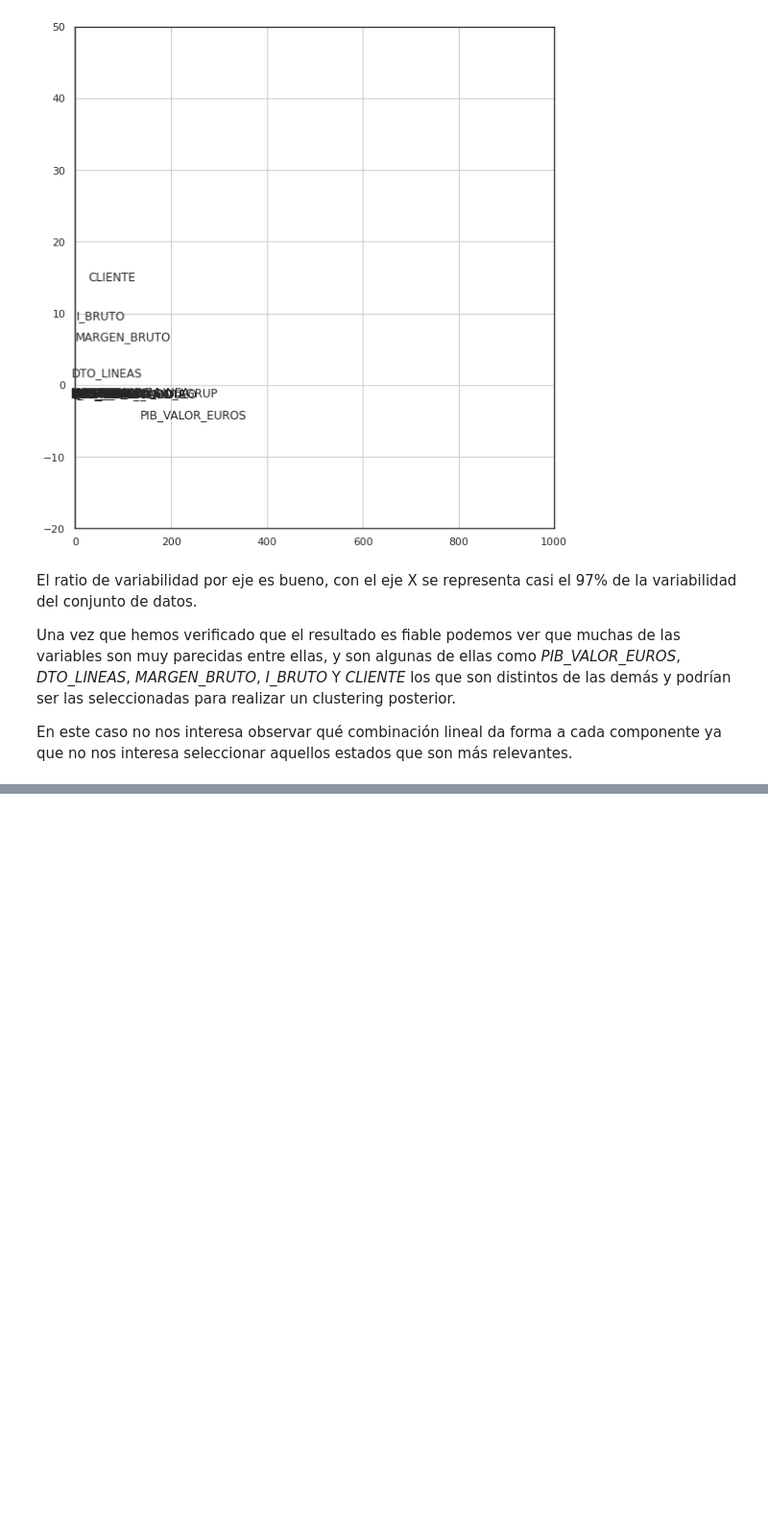
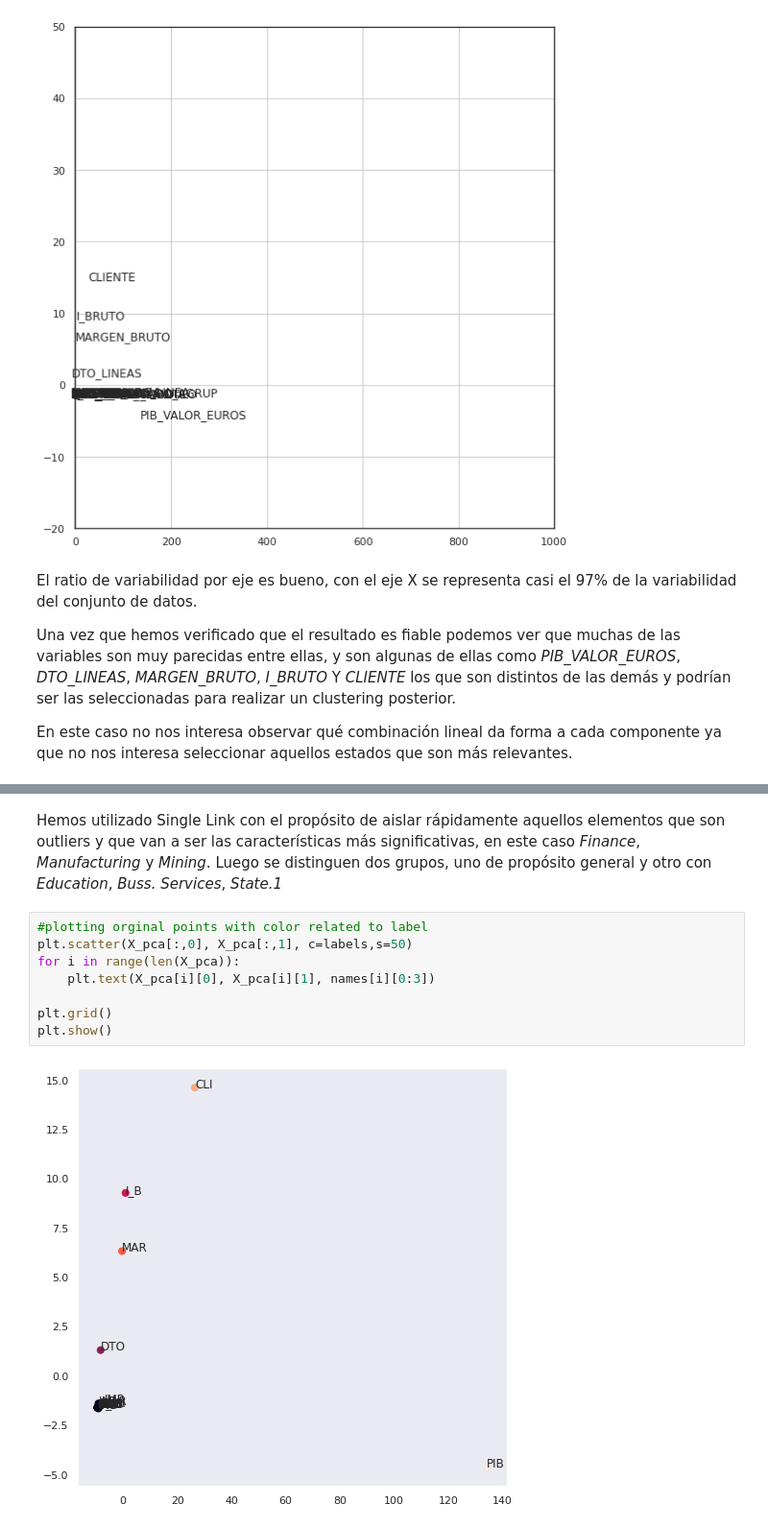
Before and after one commit to pacogp/TFM, a Jupyter notebook: Analisis_Exploratorio_TFM.ipynb, the cells around one changed output, grey strips where cells are left out. Shown at 96% size. Cells and saved outputs as stored; diff of their text form; blank space fills up the shorter version.

```diff
--- a/Analisis_Exploratorio_TFM.ipynb
+++ b/Analisis_Exploratorio_TFM.ipynb
@@ -1530,0 +1570,12 @@ En este caso no nos interesa observar qué combinación lineal da forma a cada c
+# %% [markdown]
+Hemos utilizado Single Link con el propósito de aislar rápidamente aquellos elementos que son outliers y que van a ser las características más significativas, en este caso *Finance*, *Manufacturing* y *Mining*. Luego se distinguen dos grupos, uno de propósito general y otro con *Education*, *Buss. Services*, *State.1*
+# %%
+#plotting orginal points with color related to label
+plt.scatter(X_pca[:,0], X_pca[:,1], c=labels,s=50)
+for i in range(len(X_pca)):
+    plt.text(X_pca[i][0], X_pca[i][1], names[i][0:3])
+
+plt.grid()
+plt.show()
+# %% [output]
+[figure, added]
```
Also changed, not shown: parts of 15 cells of this notebook.
